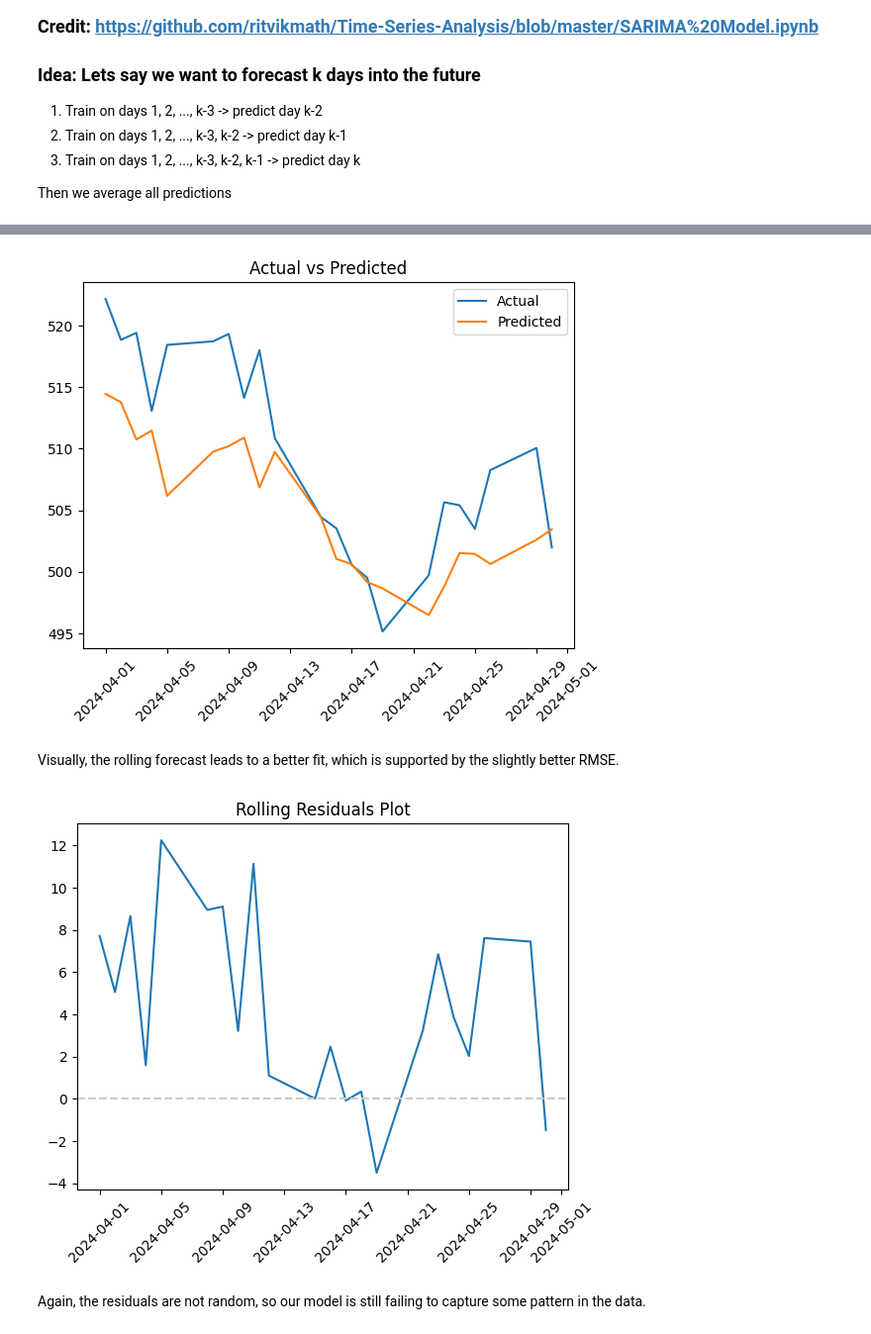
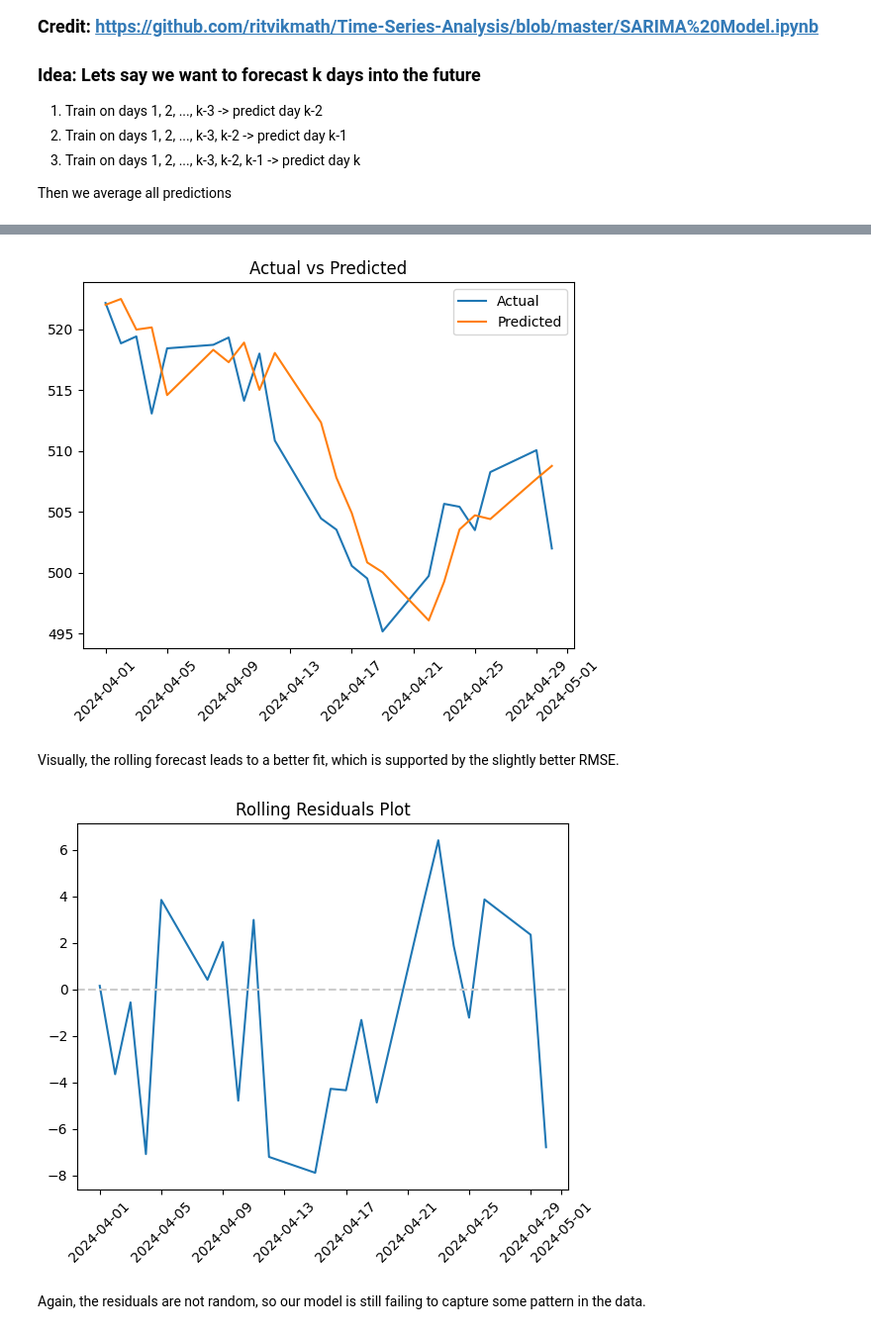
Before and after one commit to kevoinno/gary-s24, a Jupyter notebook: garys24_eda.ipynb, the cells around one changed output, grey strips where cells are left out. Shown: that part at 99% size. Saved outputs shown, nothing was run; the diff lists cells and outputs as text; code cells hidden in the pictures.

Commit message:
rnaodm walk rolling

```diff
--- a/garys24_eda.ipynb
+++ b/garys24_eda.ipynb
@@ -365,10 +363,11 @@ plt.xticks(rotation = 45);
 Then we average all predictions
 # %%
 # Specify Order of ARIMA Model
-BEST_ORDER = (1,0,0)
+BEST_ORDER = (1,1,0)
 # %%
 # Rolling forecast origin
 rolling_predictions = pd.Series()
+final_model_fit = None
 for end_date in og_spy_test.index:
     train_data = spy_data[:end_date.to_timestamp()-timedelta(days=1)]
     train_data.index = pd.DatetimeIndex(train_data.index).to_period('D')
@@ -376,3 +375,5 @@ for end_date in og_spy_test.index:
     model_fit = model.fit()
     pred = model_fit.predict(end_date)
     rolling_predictions.loc[end_date] = pred.loc[end_date]
+    # Save final model
+    final_model_fit = model_fit
@@ -380,6 +401,7 @@ for end_date in og_spy_test.index:
 # Get results into a dataframe
 df = pd.concat([og_spy_test, rolling_predictions], join = 'inner', axis = 1)
 df.columns = ['actual', 'predicted']
+df.index = df.index.to_timestamp()
 
 #print results RMSE
 print(f"RMSE of ARIMA (rolling predictions): {root_mean_squared_error(df['actual'], df['predicted'])}")
@@ -398,25 +421,24 @@ plt.xticks(rotation = 45);
 # %%
 # Actual vs Predicted
-plt.plot(og_spy_test_timestamp);
-plt.plot(rolling_predictions);
+plt.plot(df['actual']);
+plt.plot(df['predicted']);
 plt.legend(labels = ['Actual', 'Predicted']);
 plt.xticks(rotation = 45);
 plt.title('Actual vs Predicted');
 # %% [output]
-[figure, old version]
+[figure, new version]
 # %% [markdown]
 Visually, the rolling forecast leads to a better fit, which is supported by the slightly better RMSE.
 # %%
 # Residual plot
 rolling_residuals = df['actual'] - df['predicted']
-rolling_residuals.index = rolling_residuals.index.to_timestamp()
 
 plt.plot(rolling_residuals);
 plt.title('Rolling Residuals Plot')
 plt.xticks(rotation = 45);
 plt.axhline(0, linestyle='--', color = '0.8');
 # %% [output]
-[figure, old version]
+[figure, new version]
 # %% [markdown]
 Again, the residuals are not random, so our model is still failing to capture some pattern in the data.
 # %% [markdown]
```
Also changed, not shown: parts of 25 cells of this notebook.
